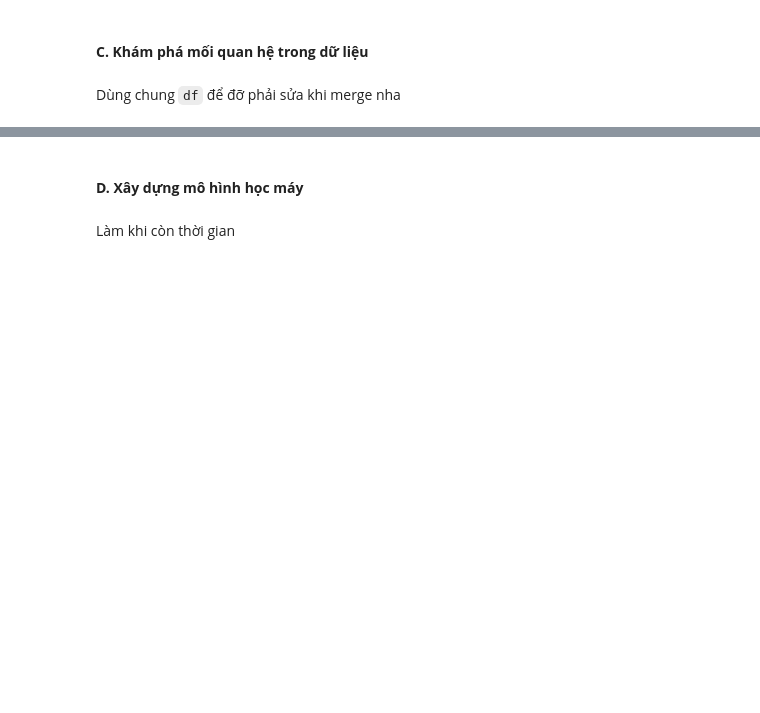
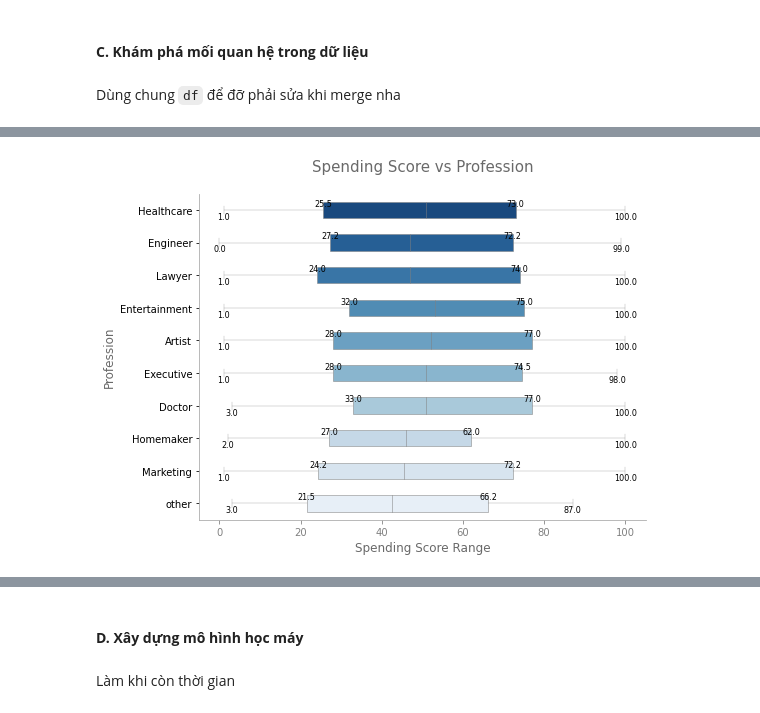
Before and after one commit to tungbtt/Lab01_DV, a Jupyter notebook: lab01.ipynb, the cells around one changed output, grey strips where cells are left out. Drawn from its saved outputs; the diff is of its cells as text; code cells hidden in the pictures; blank space fills up the shorter version.

```diff
--- a/lab01.ipynb
+++ b/lab01.ipynb
@@ -321,0 +340,43 @@ Dùng chung `df` để đỡ phải sửa khi merge nha
+# %%
+def box_sta(data):
+
+    quantiles = data.quantile([0.25, 0.75]).values.tolist() # Separação dos quantiles.
+    LI = quantiles[0] - ((quantiles[1] - quantiles[0])*1.5)
+    LS = quantiles[1] + ((quantiles[1] - quantiles[0])*1.5)
+    if LI < data.min():
+        LI = data.min()
+    if LS > data.max():
+        LS = data.max()
+    return quantiles, [LI,LS]
+# %%
+def plot_spending_score_vs_profession():
+    dt = df[['Spending_Score', 'Profession']].fillna('No Register')
+    fig, ax = plt.subplots(figsize=(8, 6))
+    sns.boxplot(x='Spending_Score', y='Profession', data=dt, width=0.5, palette='Blues_r',
+                boxprops={"edgecolor": "grey", "linewidth": 0.5},
+                medianprops={"color": "grey", "linewidth": 0.5},
+                capprops={"color": "grey", "linewidth": 0.3},
+                whiskerprops={"color": "grey", "linewidth": 0.3},
+                flierprops={"marker": "x", "markersize": 3})
+    pos = range(dt['Profession'].nunique())
+    for i, p in zip(pos, dt['Profession'].unique()):
+        quantiles, limits = box_sta(dt.loc[dt['Profession'] == p, 'Spending_Score'])
+        ax.annotate(f"{limits[0]:.1f}", xy=(limits[0], i+0.2), fontsize=8, color='black', horizontalalignment='center', verticalalignment='center')
+        ax.annotate(f"{limits[1]:.1f}", xy=(limits[1], i+0.2), fontsize=8, color='black', horizontalalignment='center', verticalalignment='center')
+        ax.annotate(f"{quantiles[0]:.1f}", xy=(quantiles[0], i-0.2), fontsize=8, color='black', horizontalalignment='center', verticalalignment='center')
+        ax.annotate(f"{quantiles[1]:.1f}", xy=(quantiles[1], i-0.2), fontsize=8, color='black', horizontalalignment='center', verticalalignment='center')
+
+    ax.set_xlabel('Spending Score Range', fontsize=12, color='dimgrey')
+    ax.set_ylabel('Profession', fontsize=12, color='dimgrey')
+    ax.spines['top'].set_visible(False)
+    ax.spines['right'].set_visible(False)
+    ax.spines['left'].set_color('darkgrey')
+    ax.spines['bottom'].set_color('darkgrey')
+    ax.tick_params(axis='y', colors='black')
+    ax.tick_params(axis='x', colors='grey')
+    plt.title('Spending Score vs Profession', fontsize=15, color='dimgrey', y=1.05)
+    plt.show()
+# %%
+plot_spending_score_vs_profession()
+# %% [output]
+[figure, added]
```
Also changed, not shown: parts of 27 cells of this notebook.
